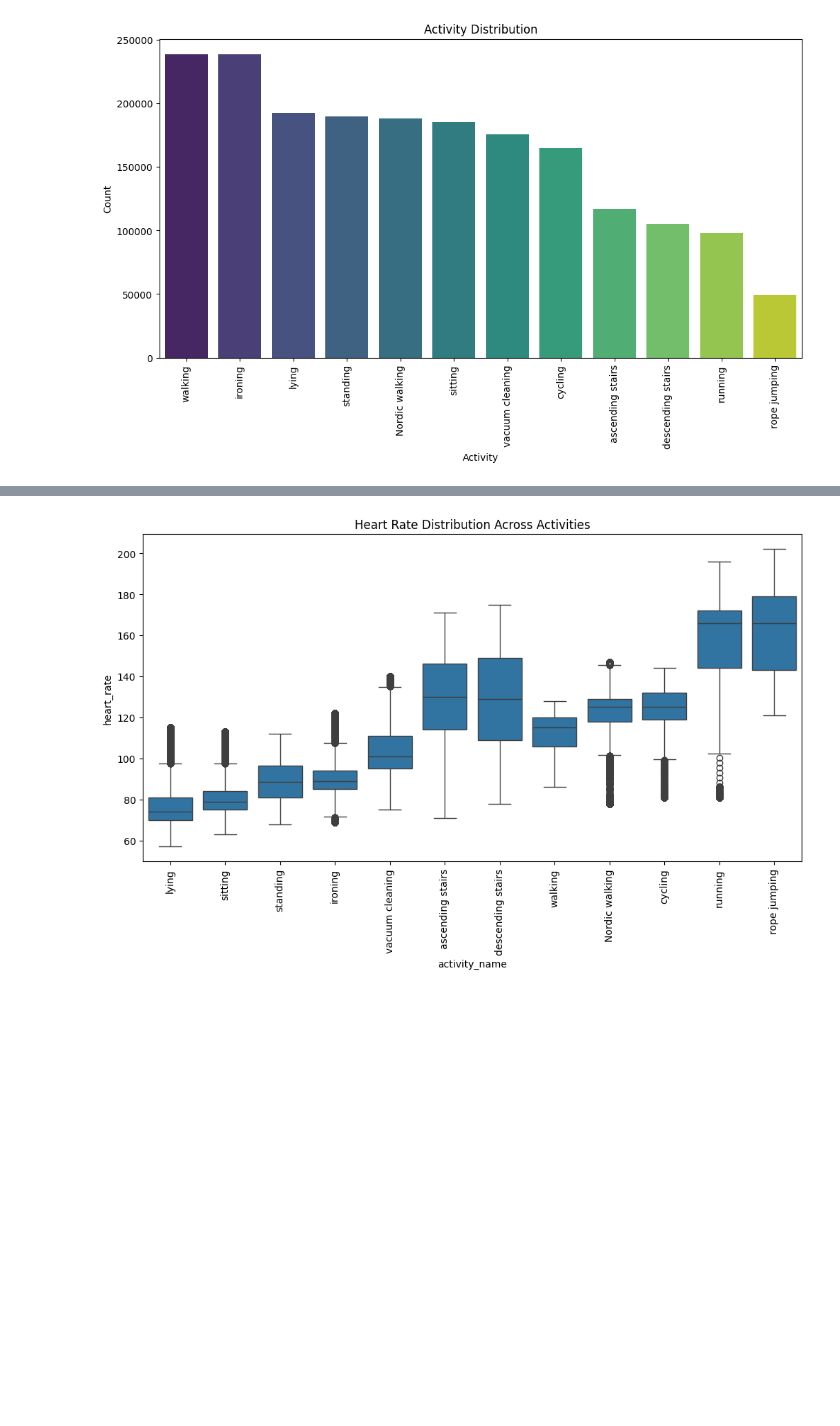
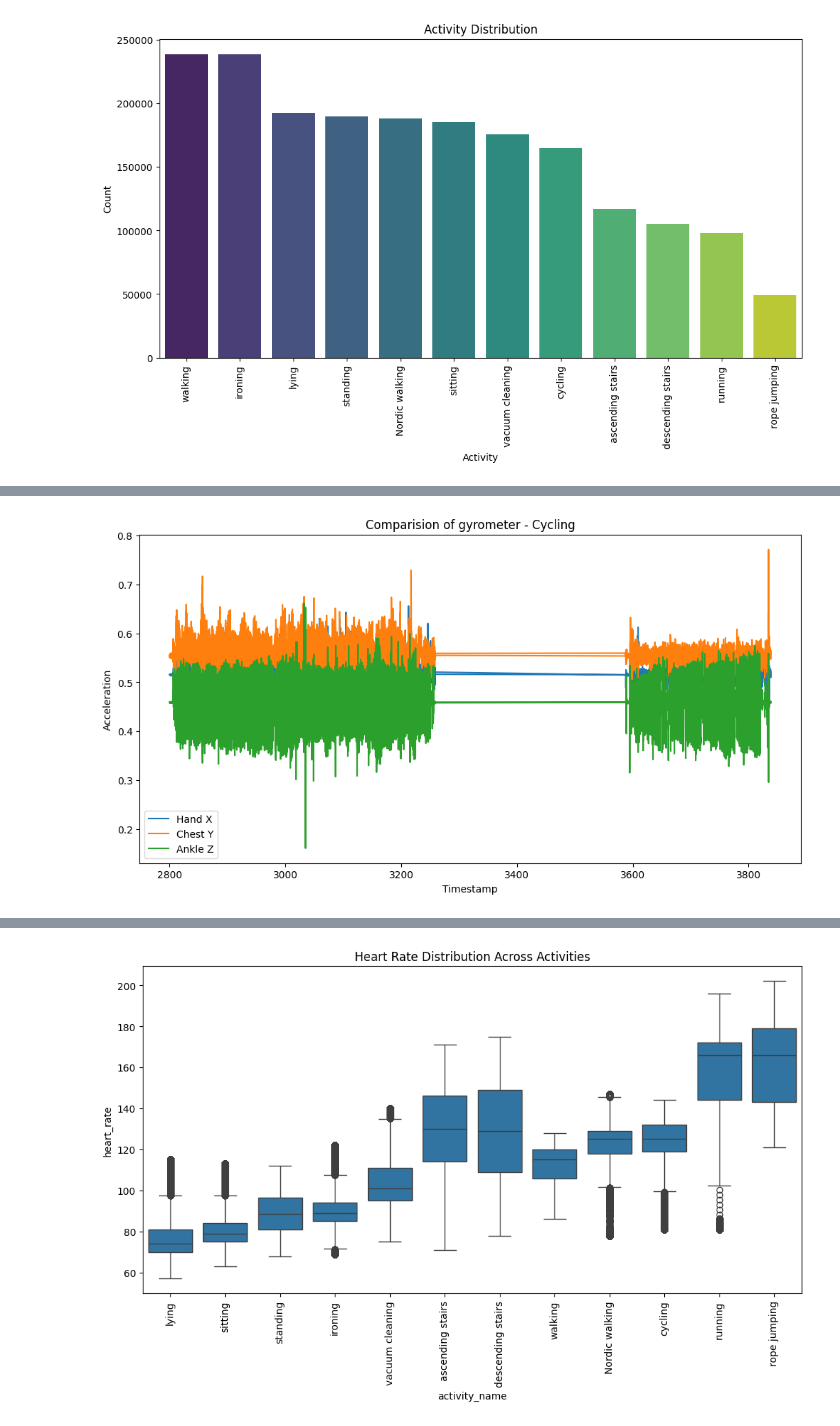
Before and after one commit to Balajinanda/Datascience-Project, a Jupyter notebook: Data_Science_Project.ipynb, the cells around one changed output, grey strips where cells are left out. Saved outputs shown, nothing was run; the diff lists cells and outputs as text; code cells hidden in the pictures; blank space fills up the shorter version.

```diff
--- a/Data_Science_Project.ipynb
+++ b/Data_Science_Project.ipynb
@@ -355,0 +295,14 @@ plt.show()
+# %%
+# Plot sensor readings for a specific activity (e.g., cycling)
+activity_data = data[data['activity_id'] == 6]
+plt.figure(figsize=(12, 6))
+plt.plot(activity_data['timestamp'], activity_data['hand_gyro_X'], label='Hand X')
+plt.plot(activity_data['timestamp'], activity_data['chest_gyro_Y'], label='Chest Y')
+plt.plot(activity_data['timestamp'], activity_data['ankle_gyro_Z'], label='Ankle Z')
+plt.legend()
+plt.title("Comparision of gyrometer - Cycling")
+plt.xlabel("Timestamp")
+plt.ylabel("Acceleration")
+plt.show()
+# %% [output]
+[figure, added]
```
Also changed, not shown: parts of 80 cells of this notebook.
